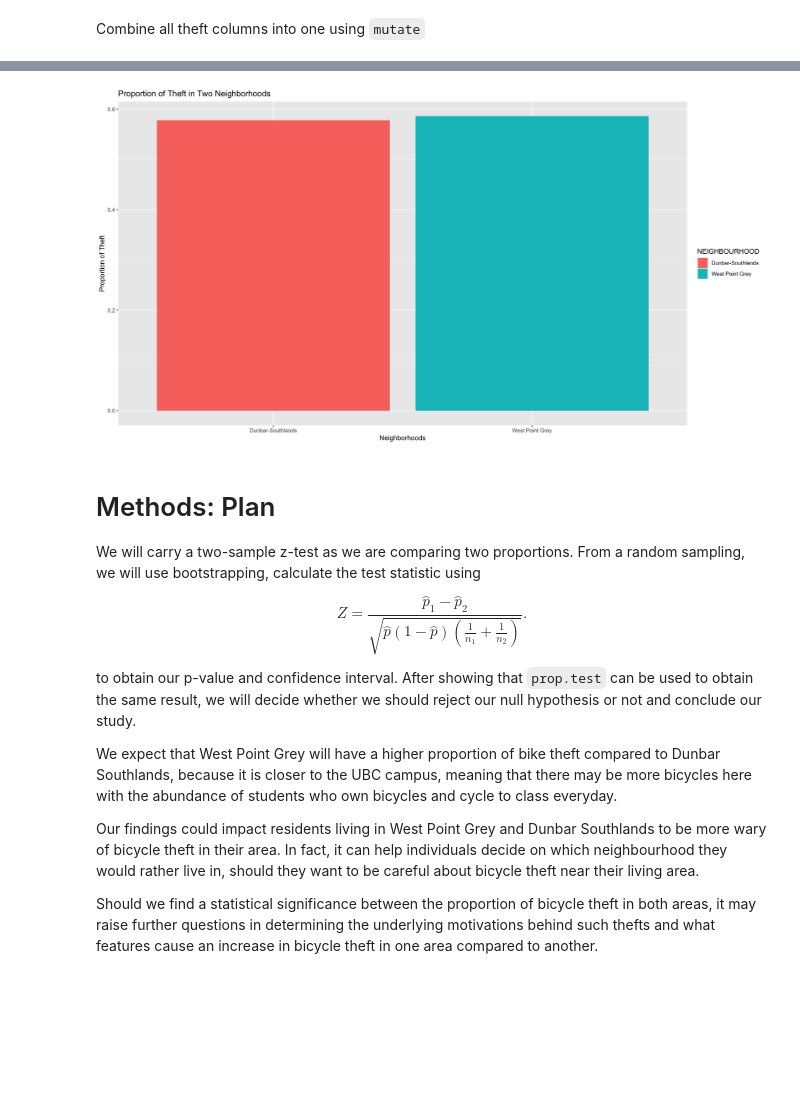
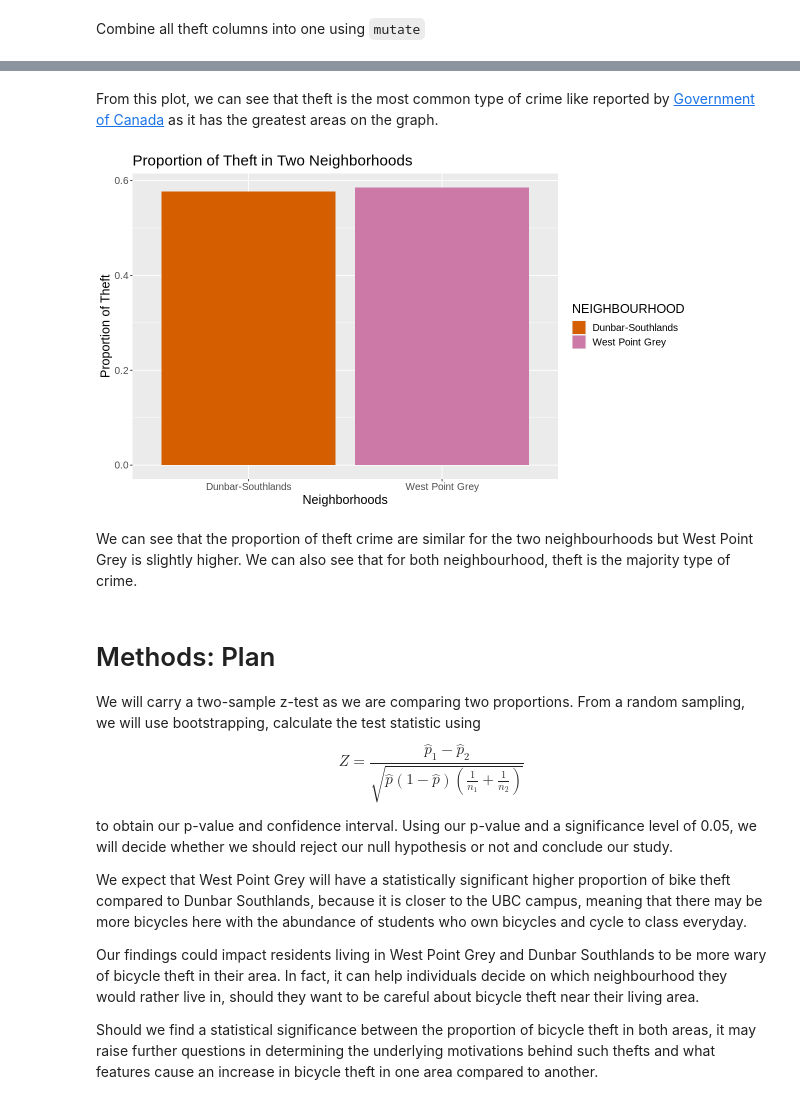
Before and after one commit to fankayii/STAT201_34, a Jupyter notebook: project.ipynb, the cells around one changed output, grey strips where cells are left out. Drawn from its saved outputs; the diff is of its cells as text; code cells hidden in the pictures; blank space fills up the shorter version.

Commit message:
Added estimates of parameter, visualization and work cited

```diff
--- a/project.ipynb
+++ b/project.ipynb
@@ -84,12 +95,12 @@ A grouped_df: 2 × 12
 # %% [markdown]
 Combine all theft columns into one using `mutate`
 # %%
-crime_tidy_theft <- crime_type_tidy %>%
+crime_theft <- crime_type_pivot %>%
     mutate(Theft = `Other Theft` + `Theft from Vehicle` + `Theft of Bicycle` + `Theft of Vehicle`) %>%
     select(NEIGHBOURHOOD, `Break and Enter Commercial`, `Break and Enter Residential/Other`, `Mischief`,
            `Offence Against a Person`, `Vehicle Collision or Pedestrian Struck (with Fatality)`,
            `Vehicle Collision or Pedestrian Struck (with Injury)`, `Homicide`, `Theft`)
-crime_tidy_theft
+crime_theft
 # %% [output]
 A grouped_df: 2 × 9
 | NEIGHBOURHOOD | Break and Enter Commercial | Break and Enter Residential/Other | Mischief | Offence Against a Person | ... |
@@ -101,7 +109,0 @@ Replace NA value with 0 using `replace` and tally using `mutate`
-# %%
-total_crime <- crime_tidy_theft %>%
-    replace(is.na(crime_tidy_theft), 0) %>%
-    mutate(total_crime = sum(`Break and Enter Commercial`, `Break and Enter Residential/Other`, `Mischief`,
-           `Offence Against a Person`,`Vehicle Collision or Pedestrian Struck (with Fatality)`,
-           `Vehicle Collision or Pedestrian Struck (with Injury)`, `Homicide`, `Theft`))
-total_crime
@@ -113,0 +112,4 @@ A grouped_df: 2 × 10
+# %%
+crime_tidy_theft <- crime_theft %>%
+    replace(is.na(crime_theft), 0)
+crime_tidy_theft
@@ -127,0 +127,7 @@ A grouped_df: 2 × 11
+# %%
+crime_summary <- crime_tidy_theft %>%
+    mutate(total_crime = sum(`Break and Enter Commercial`, `Break and Enter Residential/Other`, `Mischief`,
+           `Offence Against a Person`,`Vehicle Collision or Pedestrian Struck (with Fatality)`,
+           `Vehicle Collision or Pedestrian Struck (with Injury)`, `Homicide`, `Theft`),
+           prop = Theft / total_crime)
+crime_summary
@@ -138,22 +221,28 @@ ggplot(summary, aes(x = NEIGHBOURHOOD, y = Theft, fill = NEIGHBOURHOOD)) +
+# %% [markdown]
+From this plot, we can see that theft is the most common type of crime like reported by [Government of Canada](https://www.justice.gc.ca/eng/cj-jp/state-etat/2019rpt-rap2019/p7.html) as it has the greatest areas on the graph.
 # %%
-ggplot(summary, aes(x = NEIGHBOURHOOD, y = prop, fill = NEIGHBOURHOOD)) +
-  geom_bar(stat = "identity") +
-  labs(title = "Proportion of Theft in Two Neighborhoods",
+estimate_proportion_plot <- ggplot(crime_summary, aes(x = NEIGHBOURHOOD, y = prop, fill = NEIGHBOURHOOD)) +
+    geom_bar(stat = "identity") +
+    labs(title = "Proportion of Theft in Two Neighborhoods",
        x = "Neighborhoods",
-       y = "Proportion of Theft")
+       y = "Proportion of Theft") +
+    theme(text = element_text(size = 15)) +
+    scale_fill_manual(values= c("#D55E00", "#CC79A7"))
+estimate_proportion_plot
 # %% [output]
-[figure, old version]
+[figure, new version]
+# %% [markdown]
+We can see that the proportion of theft crime are similar for the two neighbourhoods but West Point Grey is slightly higher. We can also see that for both neighbourhood, theft is the majority type of crime.
 # %% [markdown]
 # Methods: Plan
 We will carry a two-sample z-test as we are comparing two proportions. From a random sampling, we will use bootstrapping, calculate the test statistic using
-
 $$
-Z = \frac{\hat{p}_1 - \hat{p}_2}{\sqrt{\hat{p}(1-\hat{p})\left(\frac{1}{n_1} + \frac{1}{n_2}\right)}}.
+Z = \frac{\hat{p}_1 - \hat{p}_2}{\sqrt{\hat{p}(1-\hat{p})\left(\frac{1}{n_1} + \frac{1}{n_2}\right)}}
 $$
 
-to obtain our p-value and confidence interval. After showing that `prop.test` can be used to obtain the same result, we will decide whether we should reject our null hypothesis or not and conclude our study.
+to obtain our p-value and confidence interval. Using our p-value and a significance level of 0.05, we will decide whether we should reject our null hypothesis or not and conclude our study.
 
-We expect that West Point Grey will have a higher proportion of bike theft compared to Dunbar Southlands, because it is closer to the UBC campus, meaning that there may be more bicycles here with the abundance of students who own bicycles and cycle to class everyday.
+We expect that West Point Grey will have a statistically significant higher proportion of bike theft compared to Dunbar Southlands, because it is closer to the UBC campus, meaning that there may be more bicycles here with the abundance of students who own bicycles and cycle to class everyday.
 
 Our findings could impact residents living in West Point Grey and Dunbar Southlands to be more wary of bicycle theft in their area. In fact, it can help individuals decide on which neighbourhood they would rather live in, should they want to be careful about bicycle theft near their living area.
 
```
Also changed, not shown: parts of 25 cells of this notebook.
